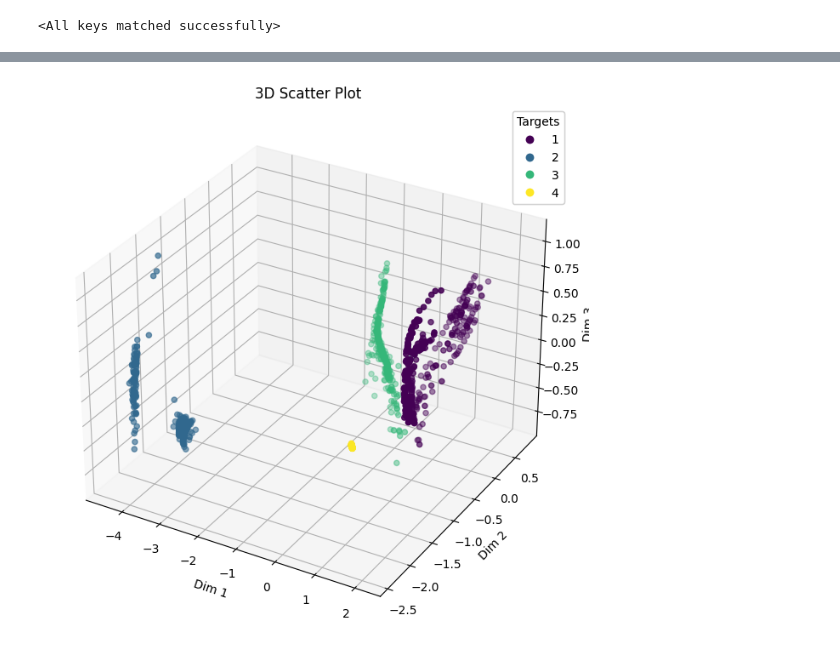
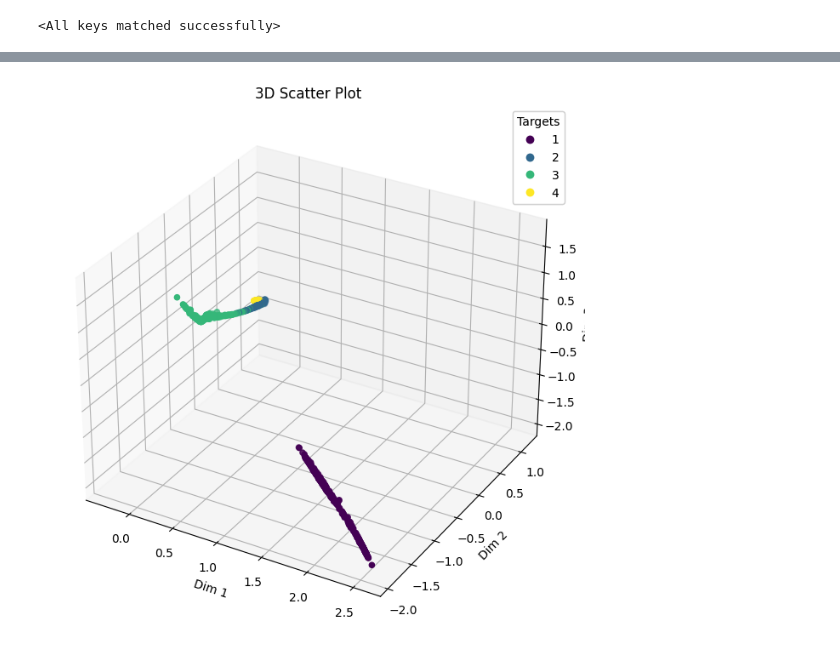
Before and after one commit to KingGeon/ml-testbed, a Jupyter notebook: notebooks/test.ipynb, the cells around one changed output, grey strips where cells are left out. Saved outputs shown, nothing was run; the diff lists cells and outputs as text; code cells hidden in the pictures.

```diff
--- a/notebooks/test.ipynb
+++ b/notebooks/test.ipynb
@@ -15,12 +15,12 @@ import torch
 from src.models.components.conv_lstm_classifier_no_dropout_outputsize_control import CONV_LSTM_Classifier
 # 모델 불러오기
 
-loaded_model = CONV_LSTM_Classifier(topk_freq=5, output_size= 64,metadata_embedding = False,use_raw = False, use_envelope = True, use_stat = True, use_fft_stat = False,  use_eofft= True, use_envelope_spectrum = True, use_bandpass = True)
+loaded_model = CONV_LSTM_Classifier(use_fft_stat = False, topk_freq=5, output_size= 128,lstm_hidden_size = 64, dense1_out_size = 64, dense2_out_size= 32, metadata_embedding = True,use_raw = False, use_envelope = True, use_stat = True,  use_eofft= True, use_envelope_spectrum = True, use_bandpass = True)
 
 # 모델 가중치 불러오기
 loaded_model.load_state_dict(torch.load('/home/geon/dev_geon/ml-testbed/src/models/components/ProtoNet_mixup_triplet_no_embedding.pth'))
-#ProtoNet_iter3_mixup_triplet1.0_no_metadata_ucl
-#ProtoNet_iter3_mixup_no_metadata_normal_cos
+#ProtoNet_mixup_triplet_no_embedding
+#ProtoNet_no_mixup_triplet_no_embedding
 # %% [output]
 <All keys matched successfully>
 # %%
@@ -619,37 +627,37 @@ plt.show()
 # %%
 import pandas as pd
 import matplotlib.pyplot as plt
 from mpl_toolkits.mplot3d import Axes3D
 
 # Assuming val_embeddings has at least three dimensions
 df = pd.DataFrame(data={
-    'dim_1': test_embeddings_scaled[:, 2],
-    'dim_2': test_embeddings_scaled[:, 3],
-    'dim_3': test_embeddings_scaled[:, 4],
+    'dim_1': test_embeddings_scaled[:, 0],
+    'dim_2': test_embeddings_scaled[:, 1],
+    'dim_3': test_embeddings_scaled[:, 2],
     'Target': test_target_labels[:]
 })
 
 # Create a 3D scatter plot
 fig = plt.figure(figsize=(10, 8))
 ax = fig.add_subplot(111, projection='3d')
 
 # Using scatter plot
 scatter = ax.scatter(df['dim_1'], df['dim_2'], df['dim_3'], c=df['Target'], cmap='viridis')
 
 # Adding a color bar
 legend1 = ax.legend(*scatter.legend_elements(), loc="upper right", title="Targets")
 ax.add_artist(legend1)
 
 # Add labels and title
 ax.set_xlabel('Dim 1')
 ax.set_ylabel('Dim 2')
 ax.set_zlabel('Dim 3')
 plt.title('3D Scatter Plot')
 
 # Show plot
 plt.show()
 # %% [output]
-[figure, old version]
+[figure, new version]
 # %%
 from sklearn.model_selection import train_test_split
 from sklearn.preprocessing import StandardScaler
```
Also changed, not shown: parts of 27 cells of this notebook, 19 other files.
